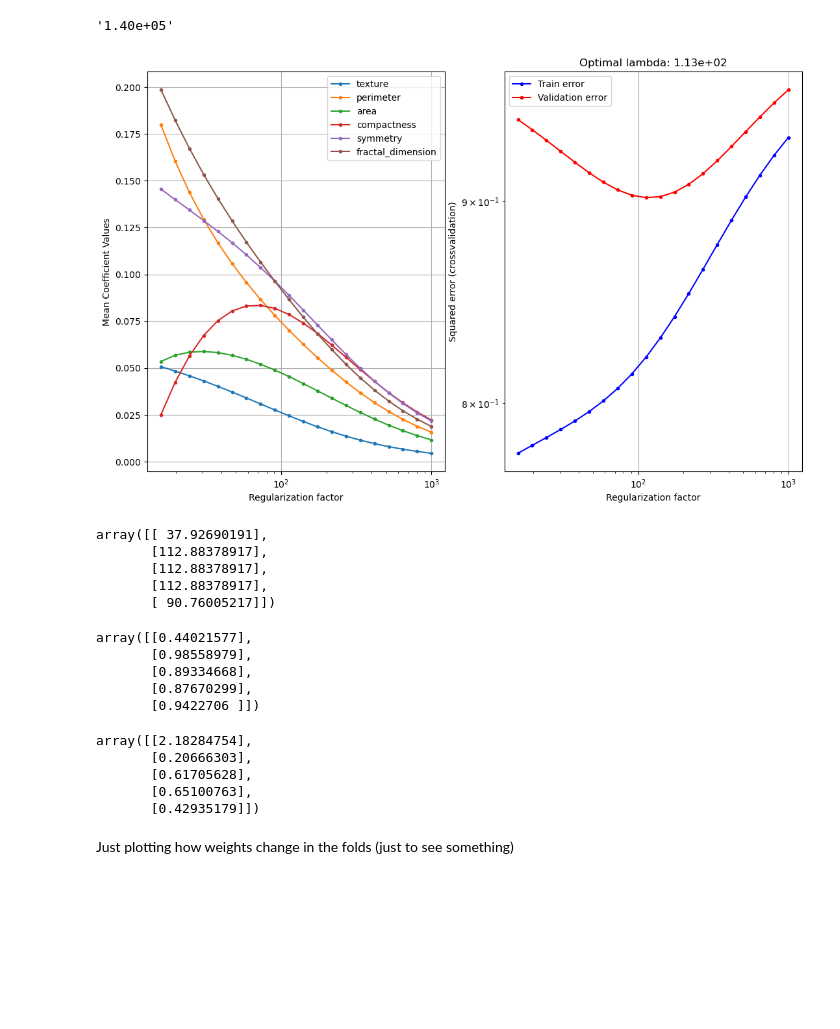
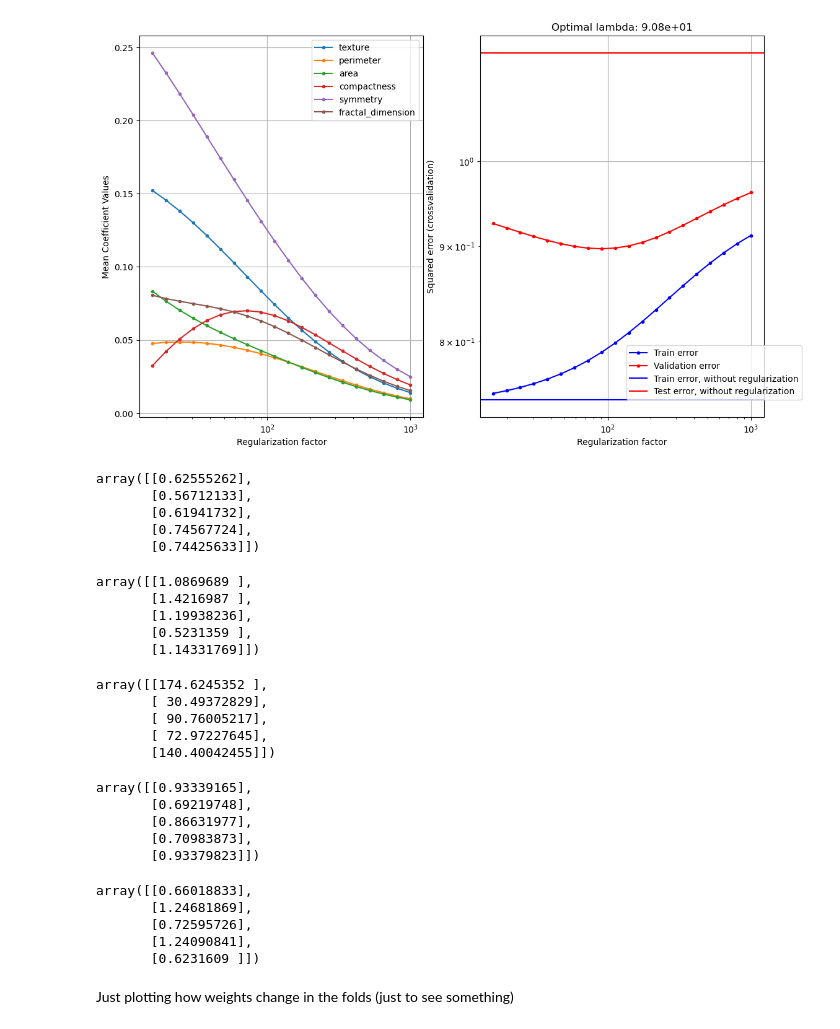
Before and after one commit to DaSquire/Intro_To_ML, a Jupyter notebook: Project2/regression.ipynb, the cells around one changed output. Drawn from its saved outputs; the diff is of its cells as text; code cells hidden in the pictures; blank space fills up the shorter version.

Commit message:
Improved the plots a bit

```diff
--- a/Project2/regression.ipynb
+++ b/Project2/regression.ipynb
@@ -50,11 +51,13 @@ y = y.to_numpy()
 N, M = X.shape
 # %%
 K = 5
-CV = model_selection.KFold(K, shuffle=True, random_state=100)
+CV = model_selection.KFold(K, shuffle=True, random_state=230)
 
 lambdas = np.logspace(1.2, 3, num=20)
 
 Error_train = np.empty((K,1))
+Error_train_man = np.empty((K,1))
+Error_test_man = np.empty((K,1))
 Error_test = np.empty((K,1))
 Error_train_rlr = np.empty((K,1))
 Error_test_rlr = np.empty((K,1))
@@ -70,10 +73,6 @@ w_noreg = np.empty((M,K))
 # %%
 
 model = lm.LinearRegression()
-# %%
-'{0}'.format(np.format_float_scientific(opt_lambda, precision=2))
-# %% [output]
-'1.40e+05'
 # %%
 k=0
 for train_index, test_index in CV.split(X,y):
@@ -117,59 +116,84 @@ for train_index, test_index in CV.split(X,y):
     model.fit(X_train, y_train)
     Error_train[k] = np.square(y_train-model.predict(X_train)).sum()/y_train.shape[0]
     Error_test[k] = np.square(y_test-model.predict(X_test)).sum()/y_test.shape[0]
+    Error_train_man[k] = np.square(y_train-(X_train @ np.linalg.solve(XtX, Xty))).sum()/y_train.shape[0]
 
     # Display the results for the last cross-validation fold
     if k == K-1:
         figure(k, figsize=(13,8))
         subplot(1,2,1)
         semilogx(lambdas,mean_w_vs_lambda.T[:,1:],'.-') # Don't plot the bias term
         xlabel('Regularization factor')
         ylabel('Mean Coefficient Values')
         grid()
         # You can choose to display the legend, but it's omitted for a cleaner
         # plot, since there are many attributes
         legend(continuous_cols[1:], loc='best')
 
         subplot(1,2,2)
         title('Optimal lambda: {0}'.format(np.format_float_scientific(opt_lambda, precision=2)))
         loglog(lambdas,train_err_vs_lambda.T,'b.-',lambdas,test_err_vs_lambda.T,'r.-')
+        x1 = (90, Error_train[k, 0])
+        x2 = (100, Error_train[k, 0])
+        plt.axline(x1, x2, color='b')
+        x1 = (90, Error_test[k, 0])
+        x2 = (100, Error_test[k, 0])
+        plt.axline(x1, x2, color='r')
         xlabel('Regularization factor')
         ylabel('Squared error (crossvalidation)')
-        legend(['Train error','Validation error'])
+        legend(['Train error','Validation error',
+                'Train error, without regularization', 'Test error, without regularization'],
+                   bbox_to_anchor = [0.5, 0.2])
         grid()
 
     # To inspect the used indices, use these print statements
     #print('Cross validation fold {0}/{1}:'.format(k+1,K))
     #print('Train indices: {0}'.format(train_index))
     #print('Test indices: {0}\n'.format(test_index))
 
     k+=1
 # %% [output]
-[figure, old version]
+[figure, new version]
+# %%
+Error_train
+# %% [output]
+array([[0.62555262],
+       [0.56712133],
+       [0.61941732],
+       [0.74567724],
+       [0.74425633]])
+# %%
+Error_test
+# %% [output]
+array([[1.0869689 ],
+       [1.4216987 ],
+       [1.19938236],
+       [0.5231359 ],
+       [1.14331769]])
 # %%
 opt_lambdas
 # %% [output]
-array([[ 37.92690191],
-       [112.88378917],
-       [112.88378917],
-       [112.88378917],
-       [ 90.76005217]])
+array([[174.6245352 ],
+       [ 30.49372829],
+       [ 90.76005217],
+       [ 72.97227645],
+       [140.40042455]])
 # %%
 error
 # %% [output]
-array([[0.44021577],
-       [0.98558979],
-       [0.89334668],
-       [0.87670299],
-       [0.9422706 ]])
+array([[0.93339165],
+       [0.69219748],
+       [0.86631977],
+       [0.70983873],
+       [0.93379823]])
 # %%
 Error_test_rlr
 # %% [output]
-array([[2.18284754],
-       [0.20666303],
-       [0.61705628],
-       [0.65100763],
-       [0.42935179]])
+array([[0.66018833],
+       [1.24681869],
+       [0.72595726],
+       [1.24090841],
+       [0.6231609 ]])
 # %% [markdown]
  Just plotting how weights change in the folds (just to see something)
 # %%
```
Also changed, not shown: parts of 4 cells of this notebook.
